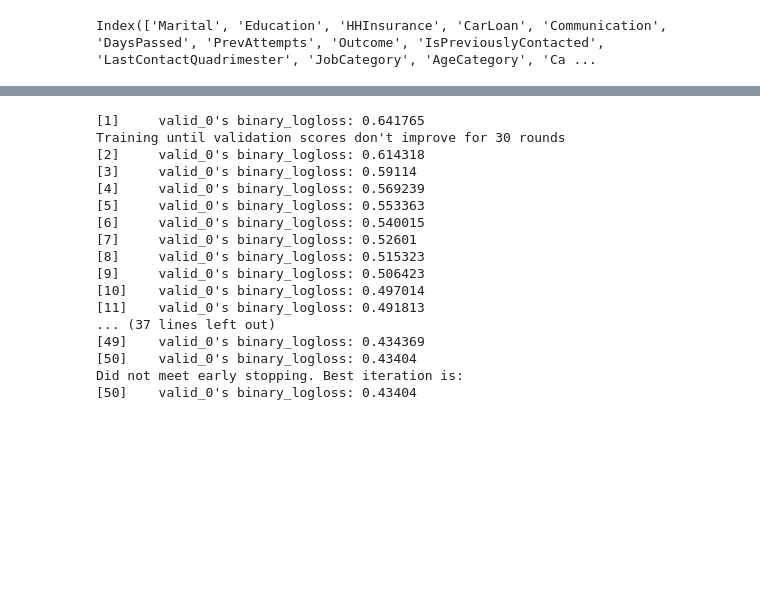
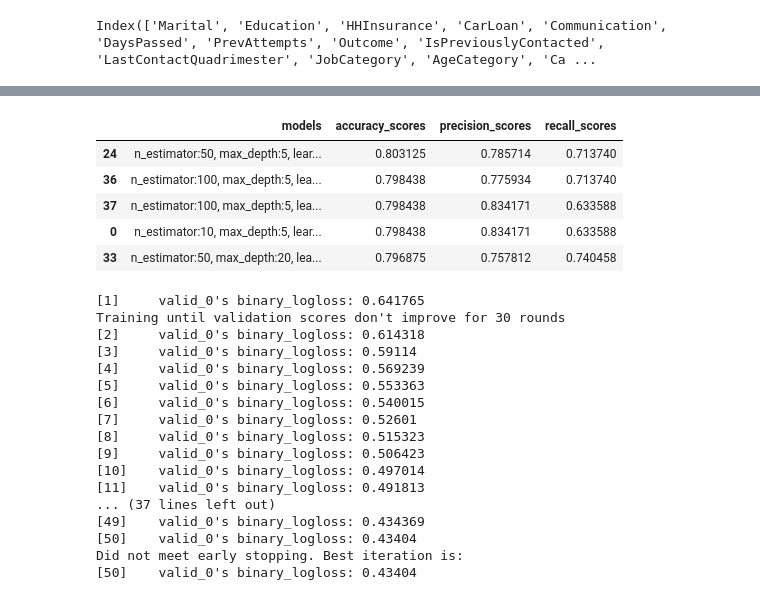
Before and after one commit to VigneshTCD/car_insurance_analysis, a Jupyter notebook: notebooks/MachineLearningModelling-lightgbm.ipynb, the cells around one changed output, grey strips where cells are left out. Cells and saved outputs as stored; diff of their text form; code cells hidden in the pictures; blank space fills up the shorter version.

Commit message:
added modelling code

```diff
--- a/notebooks/MachineLearningModelling-lightgbm.ipynb
+++ b/notebooks/MachineLearningModelling-lightgbm.ipynb
@@ -413,3 +413,32 @@ X_train_1.columns
 Index(['Marital', 'Education', 'HHInsurance', 'CarLoan', 'Communication', 'DaysPassed', 'PrevAttempts', 'Outcome', 'IsPreviouslyContacted', 'LastContactQuadrimester', 'JobCategory', 'AgeCategory', 'Ca ...
 # %%
 categorical_cols = ['Marital', 'Education', 'HHInsurance', 'CarLoan', 'Communication', 'Outcome', 'IsPreviouslyContacted', 'LastContactQuadrimester', 'JobCategory', 'AgeCategory', 'CallDurationCategory', 'NoOfContactsCategory']
+# %%
+n_estimators = [10, 20, 50, 100]
+max_depth = [5, 10, 15, 20]
+learning_rate = [0.1, 0.01, 0.001]
+
+models = []
+accuracy_scores = []
+precision_scores = []
+recall_scores = []
+
+
+for n_estimator in n_estimators:
+    for depth in max_depth:
+        for lr in learning_rate:
+#             lg = lgb.LGBMClassifier(n_estimators=50, learning_rate=0.1, max_depth=5)
+            lg = lgb.LGBMClassifier(n_estimators=n_estimator, learning_rate=lr, max_depth=depth)
+
+            lg.fit(X_train_1, y_train_1, eval_set=(X_val, y_val),  early_stopping_rounds=30,
+                  feature_name=list(X_train_1.columns), categorical_feature=categorical_cols
+                  )
+
+            pred = lg.predict(X_val)
+
+            models.append('n_estimator:'+str(n_estimator)+', max_depth:'+ str(depth)+ ', learning_rate:'+ str(lr))
+            accuracy_scores.append(accuracy_score(y_val, pred))
+            precision_scores.append(precision_score(y_val, pred))
+            recall_scores.append(recall_score(y_val, pred))
+df = pd.DataFrame({'models': models, 'accuracy_scores': accuracy_scores, 'precision_scores' : precision_scores,
+                   'recall_scores' : recall_scores})
@@ -416 +465,10 @@ categorical_cols = ['Marital', 'Education', 'HHInsurance', 'CarLoan', 'Communica
+# %%
+df.sort_values(by='accuracy_scores', ascending=False)[0:5]
+# %% [output]
+|  | models | accuracy_scores | precision_scores | recall_scores |
+| 24 | n_estimator:50, max_depth:5, lear... | 0.803125 | 0.785714 | 0.713740 |
+| 36 | n_estimator:100, max_depth:5, lea... | 0.798438 | 0.775934 | 0.713740 |
+| 37 | n_estimator:100, max_depth:5, lea... | 0.798438 | 0.834171 | 0.633588 |
+| 0 | n_estimator:10, max_depth:5, lear... | 0.798438 | 0.834171 | 0.633588 |
+| 33 | n_estimator:50, max_depth:20, lea... | 0.796875 | 0.757812 | 0.740458 |
 # %%
```
Also changed, not shown: parts of 3 cells of this notebook, 2 other files.
